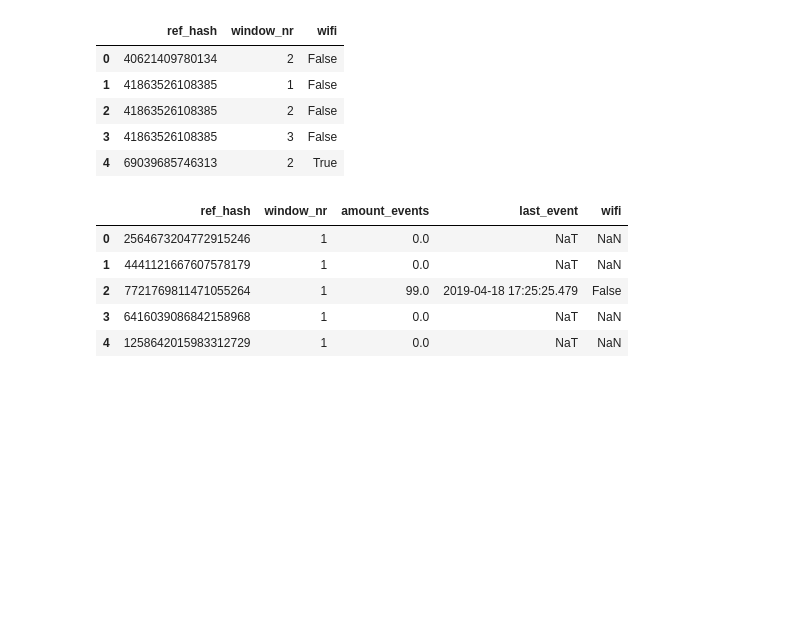
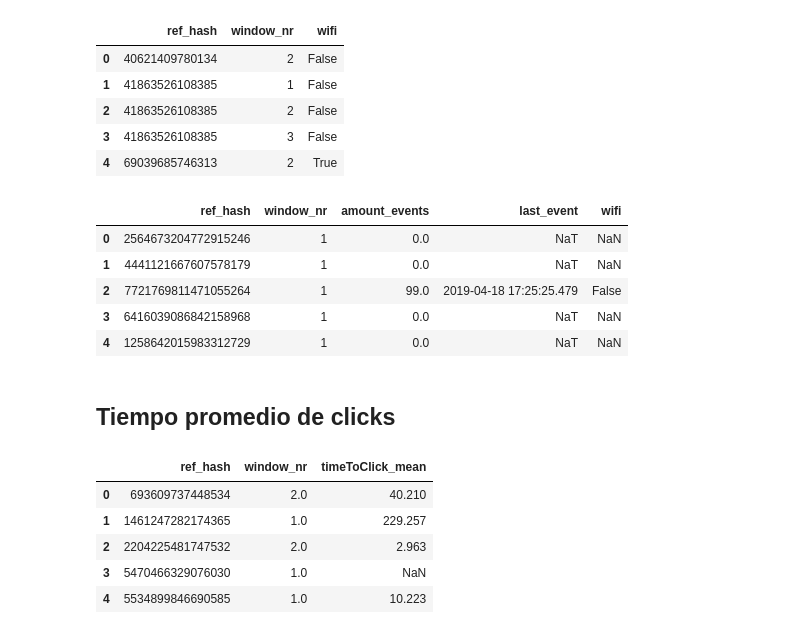
Before and after one commit to gatti2602/7506-datos, a Jupyter notebook: tp2/Manu/Features_2.ipynb, the cells around one changed output. Saved outputs shown, nothing was run; the diff lists cells and outputs as text; code cells hidden in the pictures; blank space fills up the shorter version.

```diff
--- a/tp2/Manu/Features_2.ipynb
+++ b/tp2/Manu/Features_2.ipynb
@@ -430,3 +458,16 @@ devices.head()
 | 2 | 7721769811471055264 | 1 | 99.0 | 2019-04-18 17:25:25.479 | False |
 | 3 | 6416039086842158968 | 1 | 0.0 | NaT | NaN |
 | 4 | 1258642015983312729 | 1 | 0.0 | NaT | NaN |
+# %% [markdown]
+## Tiempo promedio de clicks
+# %%
+temp = clicks.groupby(by = ['ref_hash', 'window_nr']).agg({'timeToClick' : 'mean'}).reset_index()
+temp.rename(str, columns = {'timeToClick' : 'timeToClick_mean'}, inplace = True)
+temp.head()
+# %% [output]
+|  | ref_hash | window_nr | timeToClick_mean |
+| 0 | 693609737448534 | 2.0 | 40.210 |
+| 1 | 1461247282174365 | 1.0 | 229.257 |
+| 2 | 2204225481747532 | 2.0 | 2.963 |
+| 3 | 5470466329076030 | 1.0 | NaN |
+| 4 | 5534899846690585 | 1.0 | 10.223 |
```
Also changed, not shown: parts of 7 cells of this notebook.
